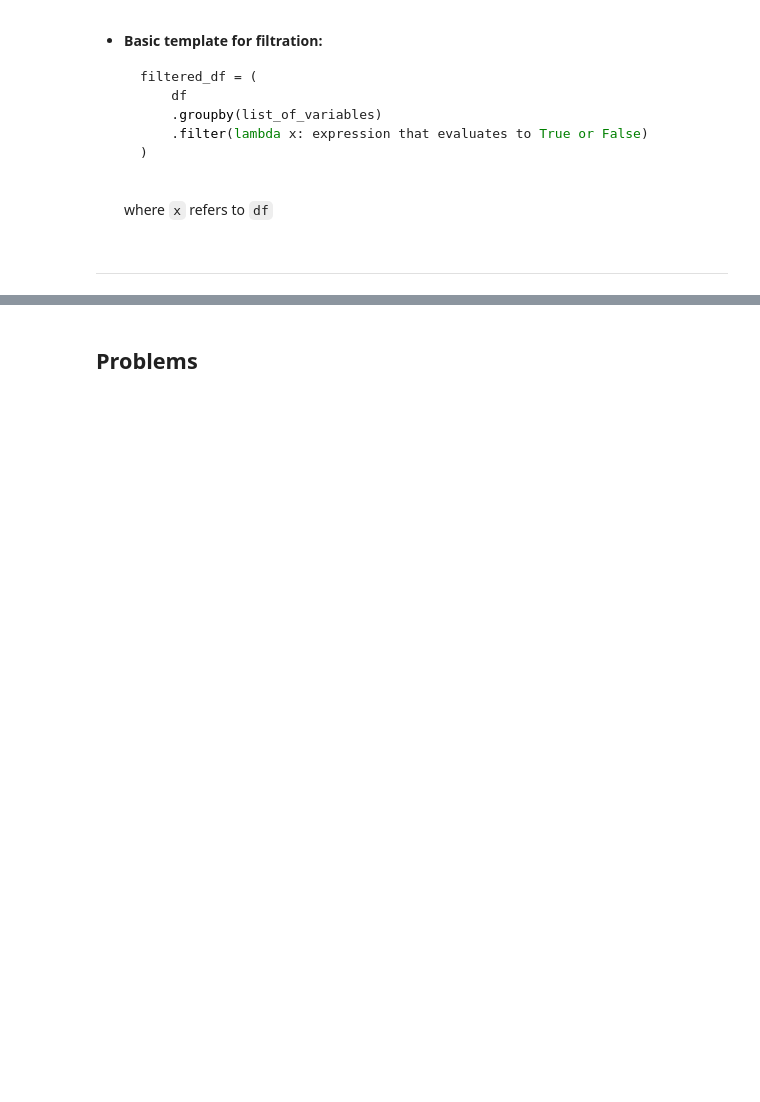
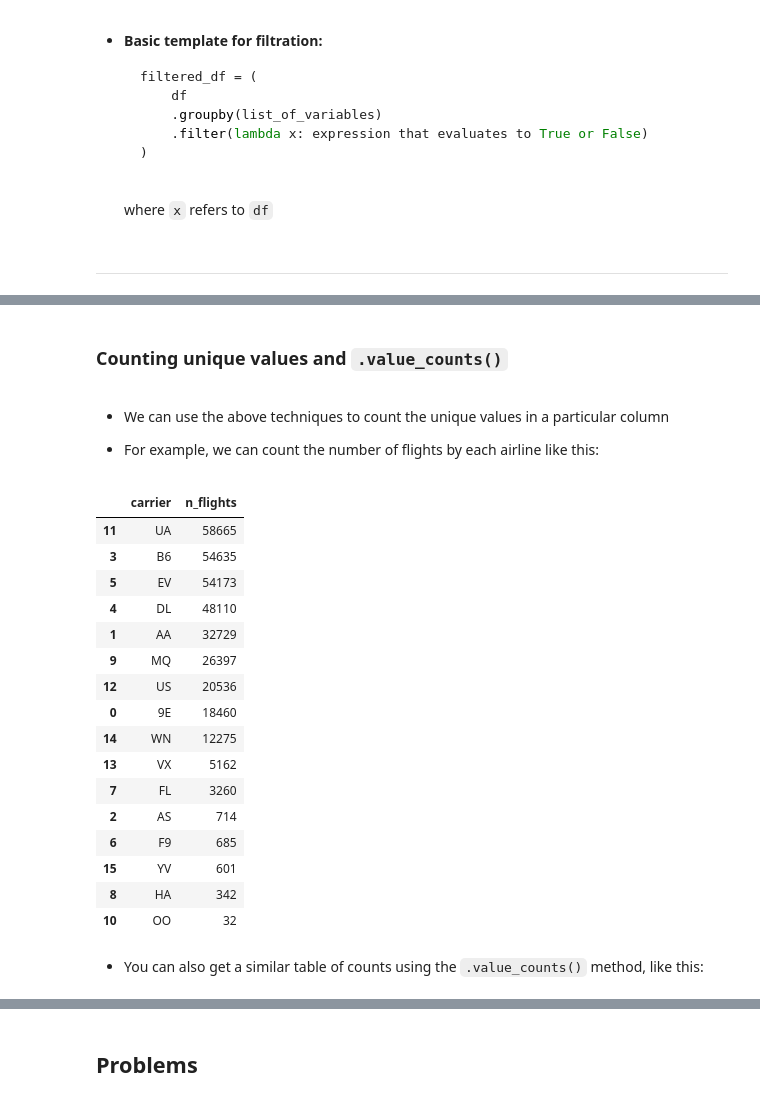
Before and after one commit to usna-dwv/lesson-split-apply-combine, a Jupyter notebook: Lesson 16 Split-Apply-Combine in Pandas.ipynb, the cells around one changed output, grey strips where cells are left out. Cells and saved outputs as stored; diff of their text form; code cells hidden in the pictures; blank space fills up the shorter version.

```diff
--- a/Lesson 16 Split-Apply-Combine in Pandas.ipynb
+++ b/Lesson 16 Split-Apply-Combine in Pandas.ipynb
@@ -426,0 +472,38 @@ busy_dest_df
+# %% [markdown]
+### Counting unique values and `.value_counts()`
+# %% [markdown]
+- We can use the above techniques to count the unique values in a particular column
+
+
+- For example, we can count the number of flights by each airline like this:
+# %%
+# Solution
+(
+    df
+    .groupby(['carrier'])
+    .agg(
+        n_flights=('flight', 'count')
+    )
+    .reset_index()
+    .sort_values('n_flights', ascending=False)
+)
+# %% [output]
+|  | carrier | n_flights |
+| 11 | UA | 58665 |
+| 3 | B6 | 54635 |
+| 5 | EV | 54173 |
+| 4 | DL | 48110 |
+| 1 | AA | 32729 |
+| 9 | MQ | 26397 |
+| 12 | US | 20536 |
+| 0 | 9E | 18460 |
+| 14 | WN | 12275 |
+| 13 | VX | 5162 |
+| 7 | FL | 3260 |
+| 2 | AS | 714 |
+| 6 | F9 | 685 |
+| 15 | YV | 601 |
+| 8 | HA | 342 |
+| 10 | OO | 32 |
+# %% [markdown]
+- You can also get a similar table of counts using the `.value_counts()` method, like this:
```
Also changed, not shown: parts of 8 cells of this notebook.
